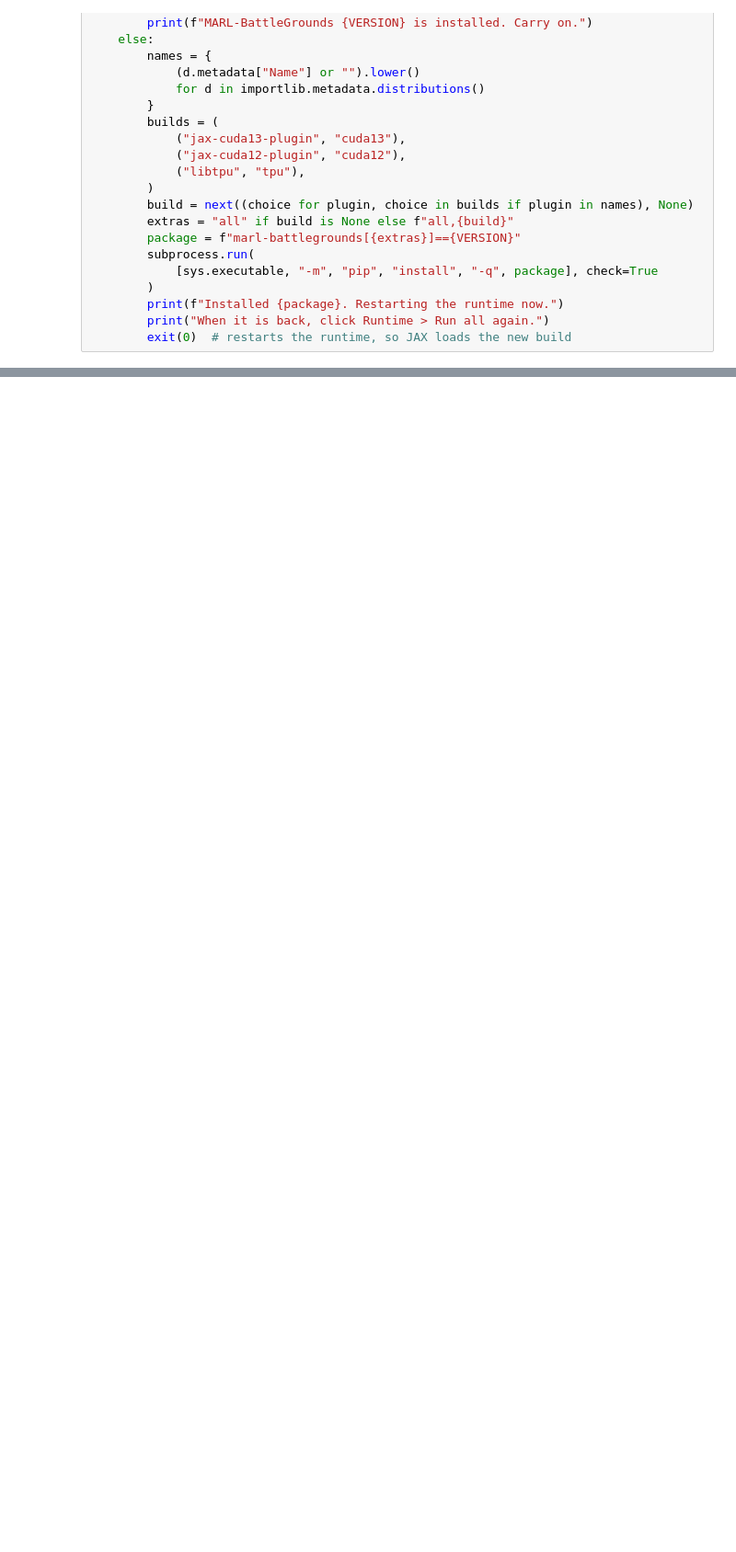
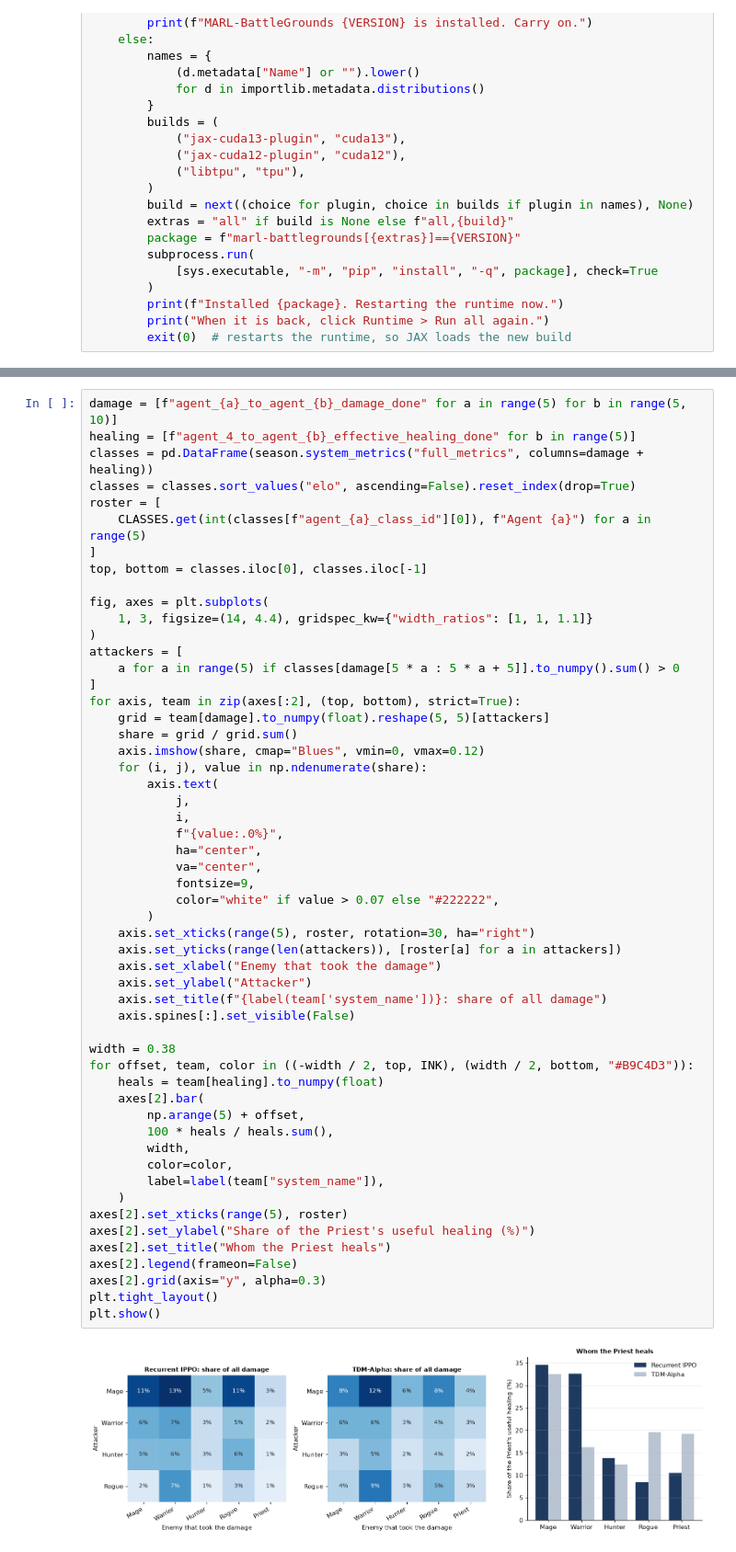
Before and after one commit to arm-2-lab/MARL-BattleGrounds, a Jupyter notebook: examples/evaluate/evaluation_analysis.ipynb, the cells around one changed output, grey strips where cells are left out. Shown at 92% size. Drawn from its saved outputs; the diff is of its cells as text; blank space fills up the shorter version.

```diff
--- a/examples/evaluate/evaluation_analysis.ipynb
+++ b/examples/evaluate/evaluation_analysis.ipynb
@@ -1270,0 +547,56 @@ print("Original results remain at:", result_dir)
+# %%
+damage = [f"agent_{a}_to_agent_{b}_damage_done" for a in range(5) for b in range(5, 10)]
+healing = [f"agent_4_to_agent_{b}_effective_healing_done" for b in range(5)]
+classes = pd.DataFrame(season.system_metrics("full_metrics", columns=damage + healing))
+classes = classes.sort_values("elo", ascending=False).reset_index(drop=True)
+roster = [
+    CLASSES.get(int(classes[f"agent_{a}_class_id"][0]), f"Agent {a}") for a in range(5)
+]
+top, bottom = classes.iloc[0], classes.iloc[-1]
+
+fig, axes = plt.subplots(
+    1, 3, figsize=(14, 4.4), gridspec_kw={"width_ratios": [1, 1, 1.1]}
+)
+attackers = [
+    a for a in range(5) if classes[damage[5 * a : 5 * a + 5]].to_numpy().sum() > 0
+]
+for axis, team in zip(axes[:2], (top, bottom), strict=True):
+    grid = team[damage].to_numpy(float).reshape(5, 5)[attackers]
+    share = grid / grid.sum()
+    axis.imshow(share, cmap="Blues", vmin=0, vmax=0.12)
+    for (i, j), value in np.ndenumerate(share):
+        axis.text(
+            j,
+            i,
+            f"{value:.0%}",
+            ha="center",
+            va="center",
+            fontsize=9,
+            color="white" if value > 0.07 else "#222222",
+        )
+    axis.set_xticks(range(5), roster, rotation=30, ha="right")
+    axis.set_yticks(range(len(attackers)), [roster[a] for a in attackers])
+    axis.set_xlabel("Enemy that took the damage")
+    axis.set_ylabel("Attacker")
+    axis.set_title(f"{label(team['system_name'])}: share of all damage")
+    axis.spines[:].set_visible(False)
+
+width = 0.38
+for offset, team, color in ((-width / 2, top, INK), (width / 2, bottom, "#B9C4D3")):
+    heals = team[healing].to_numpy(float)
+    axes[2].bar(
+        np.arange(5) + offset,
+        100 * heals / heals.sum(),
+        width,
+        color=color,
+        label=label(team["system_name"]),
+    )
+axes[2].set_xticks(range(5), roster)
+axes[2].set_ylabel("Share of the Priest's useful healing (%)")
+axes[2].set_title("Whom the Priest heals")
+axes[2].legend(frameon=False)
+axes[2].grid(axis="y", alpha=0.3)
+plt.tight_layout()
+plt.show()
+# %% [output]
+[figure, added]
```
Also changed, not shown: parts of 48 cells of this notebook, 15 other files.
